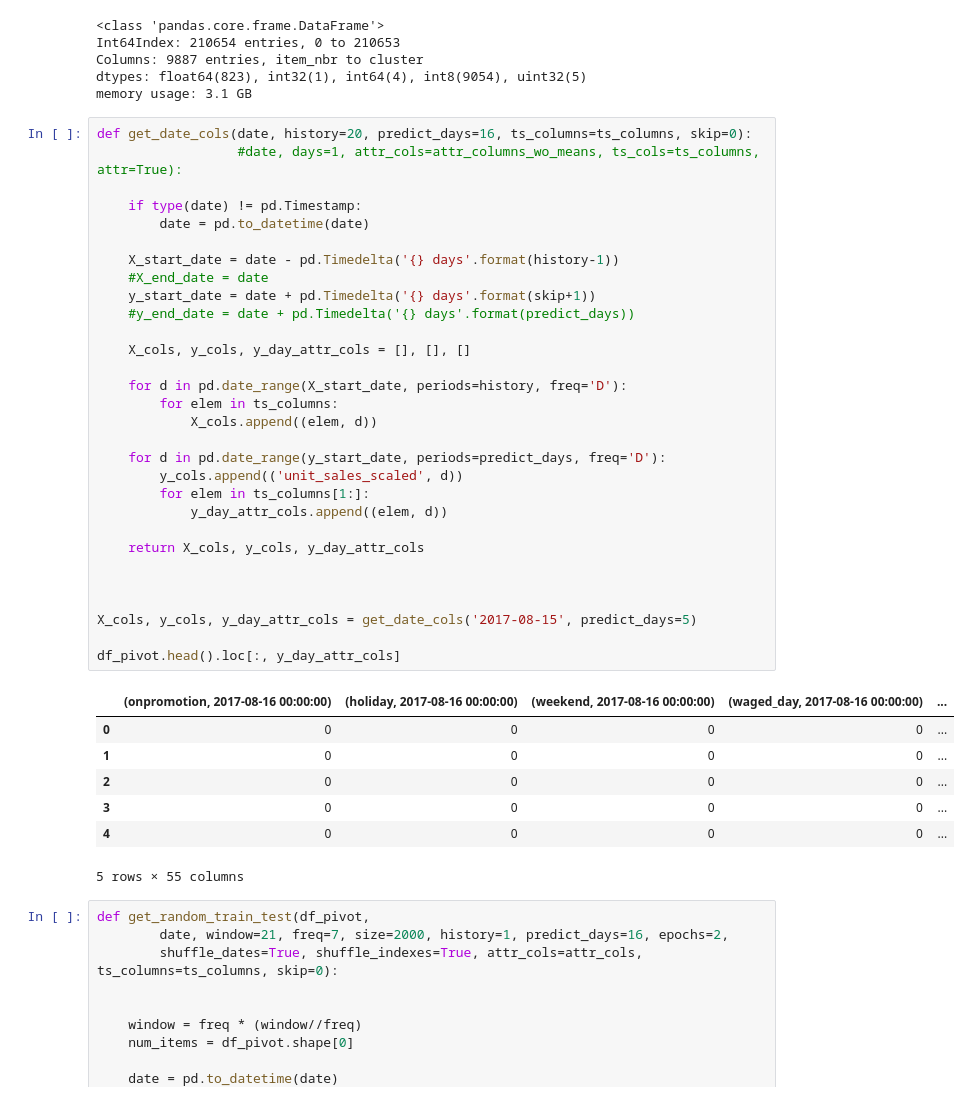
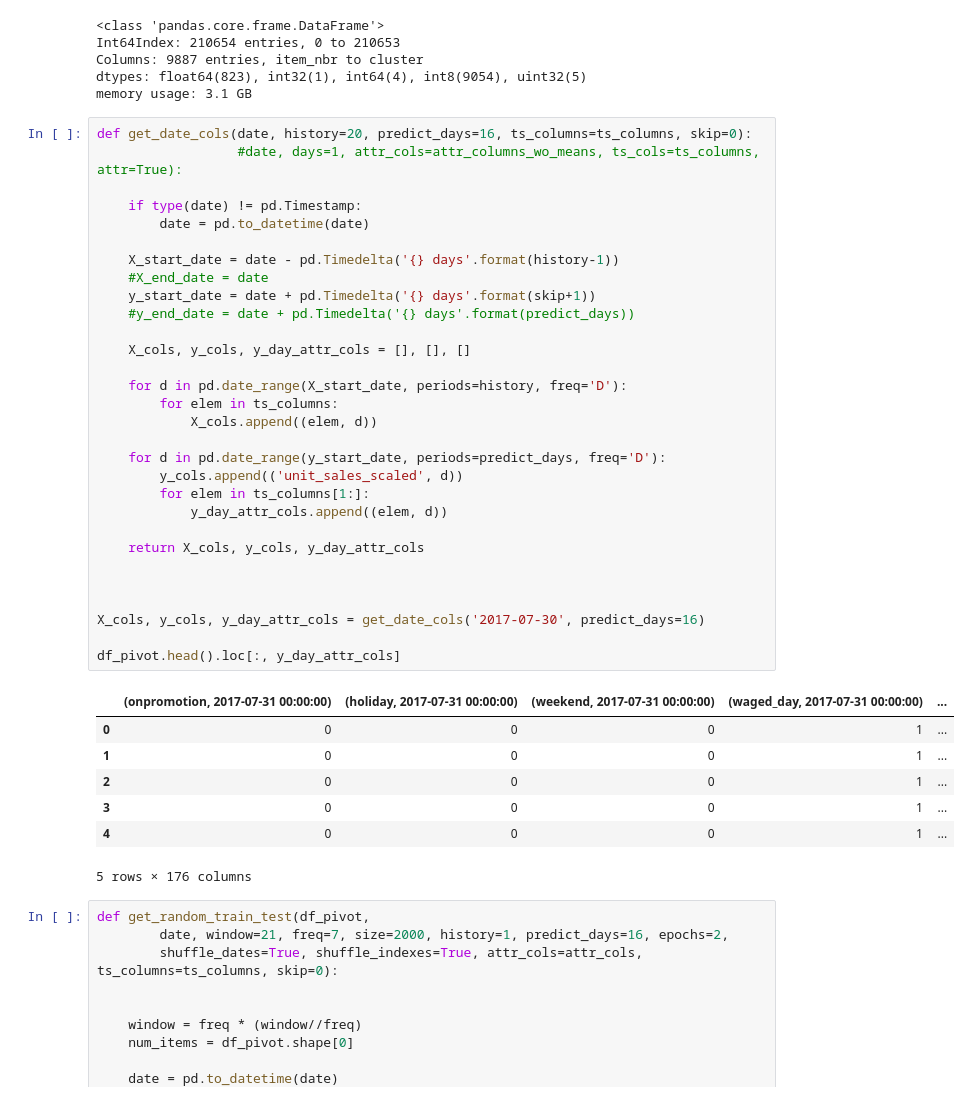
Before and after one commit to dchirikov/kg-favorita-grocery-sales-forecasting, a Jupyter notebook: 14-02.ipynb, the cells around one changed output. Drawn from its saved outputs; the diff is of its cells as text.

```diff
--- a/14-02.ipynb
+++ b/14-02.ipynb
@@ -112,41 +112,41 @@ memory usage: 3.1 GB
 # %%
 def get_date_cols(date, history=20, predict_days=16, ts_columns=ts_columns, skip=0):
                   #date, days=1, attr_cols=attr_columns_wo_means, ts_cols=ts_columns, attr=True):
 
     if type(date) != pd.Timestamp:
         date = pd.to_datetime(date)
 
     X_start_date = date - pd.Timedelta('{} days'.format(history-1))
     #X_end_date = date
     y_start_date = date + pd.Timedelta('{} days'.format(skip+1))
     #y_end_date = date + pd.Timedelta('{} days'.format(predict_days))
 
     X_cols, y_cols, y_day_attr_cols = [], [], []
 
     for d in pd.date_range(X_start_date, periods=history, freq='D'):
         for elem in ts_columns:
             X_cols.append((elem, d))
 
     for d in pd.date_range(y_start_date, periods=predict_days, freq='D'):
         y_cols.append(('unit_sales_scaled', d))
         for elem in ts_columns[1:]:
             y_day_attr_cols.append((elem, d))
 
     return X_cols, y_cols, y_day_attr_cols
 
 
 
-X_cols, y_cols, y_day_attr_cols = get_date_cols('2017-08-15', predict_days=5)
+X_cols, y_cols, y_day_attr_cols = get_date_cols('2017-07-30', predict_days=16)
 
 df_pivot.head().loc[:, y_day_attr_cols]
 # %% [output]
-|  | (onpromotion, 2017-08-16 00:00:00) | (holiday, 2017-08-16 00:00:00) | (weekend, 2017-08-16 00:00:00) | (waged_day, 2017-08-16 00:00:00) | ... |
-| 0 | 0 | 0 | 0 | 0 | ... |
-| 1 | 0 | 0 | 0 | 0 | ... |
-| 2 | 0 | 0 | 0 | 0 | ... |
-| 3 | 0 | 0 | 0 | 0 | ... |
-| 4 | 0 | 0 | 0 | 0 | ... |
+|  | (onpromotion, 2017-07-31 00:00:00) | (holiday, 2017-07-31 00:00:00) | (weekend, 2017-07-31 00:00:00) | (waged_day, 2017-07-31 00:00:00) | ... |
+| 0 | 0 | 0 | 0 | 1 | ... |
+| 1 | 0 | 0 | 0 | 1 | ... |
+| 2 | 0 | 0 | 0 | 1 | ... |
+| 3 | 0 | 0 | 0 | 1 | ... |
+| 4 | 0 | 0 | 0 | 1 | ... |
-5 rows × 55 columns
+5 rows × 176 columns
 # %%
 def get_random_train_test(df_pivot,
         date, window=21, freq=7, size=2000, history=1, predict_days=16, epochs=2,
```
Also changed, not shown: parts of 1 cell of this notebook.
